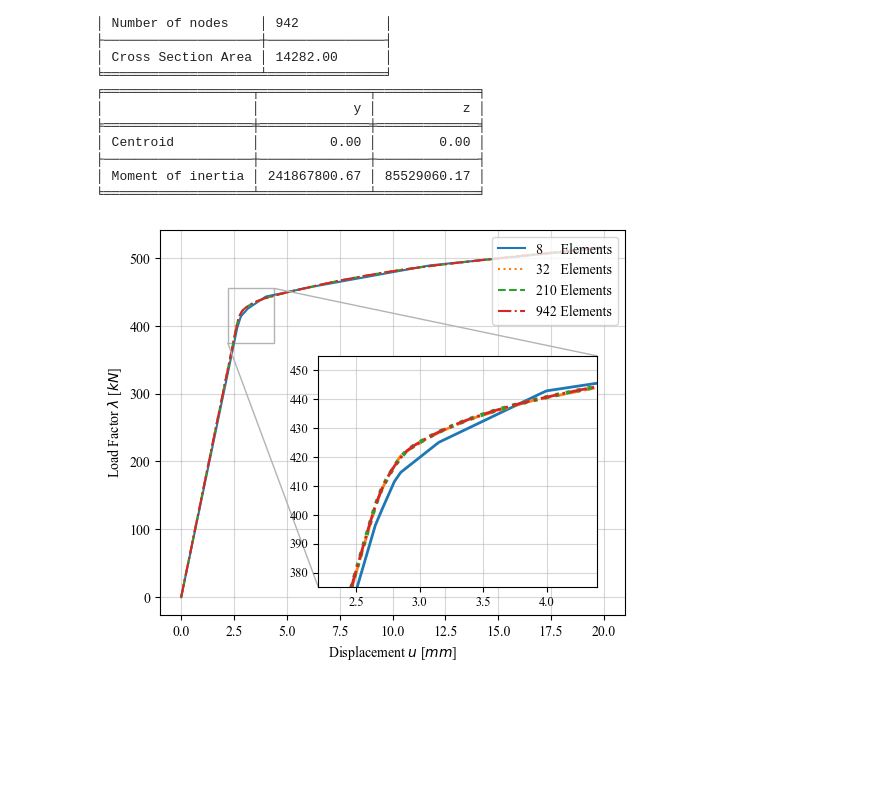
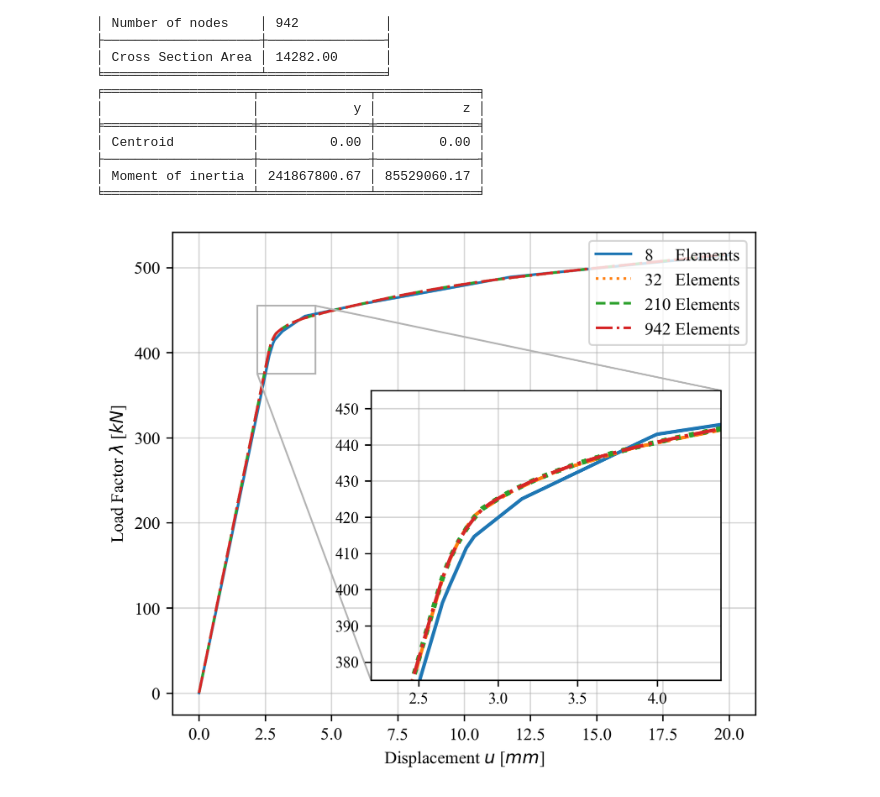
Before and after one commit to fabberne/code, a Jupyter notebook: 03_fiber_element_solver/S_mesh_Displacement.ipynb, the cells around one changed output. Saved outputs shown, nothing was run; the diff lists cells and outputs as text; code cells hidden in the pictures; blank space fills up the shorter version.

```diff
--- a/03_fiber_element_solver/S_mesh_Displacement.ipynb
+++ b/03_fiber_element_solver/S_mesh_Displacement.ipynb
@@ -151,31 +151,32 @@ from mpl_toolkits.axes_grid1.inset_locator import inset_axes, mark_inset
 
 # Main figure and axes
 fig, ax = plt.subplots(figsize=(6, 5))
 plt.rcParams["font.family"] = "Times New Roman"
+plt.rcParams['figure.dpi'] = 300
 
 ax.plot(u_history_1[:,6+2], lambda_history_1/1000, label="8     Elements", ls="-")
 ax.plot(u_history_2[:,6+2], lambda_history_2/1000, label="32   Elements", ls="dotted")
 ax.plot(u_history_3[:,6+2], lambda_history_3/1000, label="210 Elements", ls="dashed")
 ax.plot(u_history_4[:,6+2], lambda_history_4/1000, label="942 Elements", ls="dashdot")
 ax.set_xlabel("Displacement $u$ [$mm$]")
 ax.set_ylabel("Load Factor $\\lambda$ [$kN$]")
 ax.legend(loc="upper right")
 ax.grid(alpha=0.5)
 
 # Inset plot
 axins = inset_axes(ax, width="60%", height="60%", loc='lower right', borderpad=2)
 axins.plot(u_history_1[:,6+2], lambda_history_1/1000, ls="-"      , lw=2)
 axins.plot(u_history_2[:,6+2], lambda_history_2/1000, ls="dashed" , lw=2)
 axins.plot(u_history_3[:,6+2], lambda_history_3/1000, ls="dotted" , lw=3)
 axins.plot(u_history_4[:,6+2], lambda_history_4/1000, ls="dashdot", lw=2)
 axins.set_xlim(2.2, 4.4)
 axins.set_ylim(375, 455)
 axins.tick_params(axis='both', which='both', labelsize=9)
 axins.grid(alpha=0.5)
 
 # Draw a box and lines to show zoom area
 mark_inset(ax, axins, loc1=1, loc2=3, fc="none", ec="0.7")
 
 plt.show()
 # %% [output]
-[figure, old version]
+[figure, new version]
```
Also changed, not shown: 12 other files.
